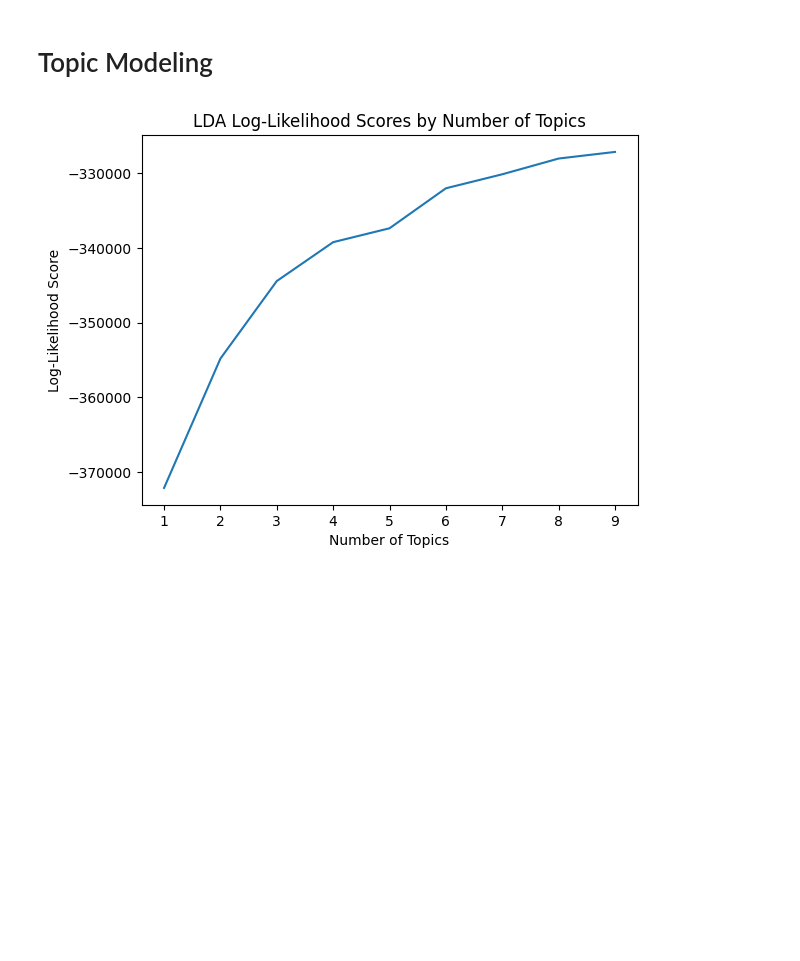
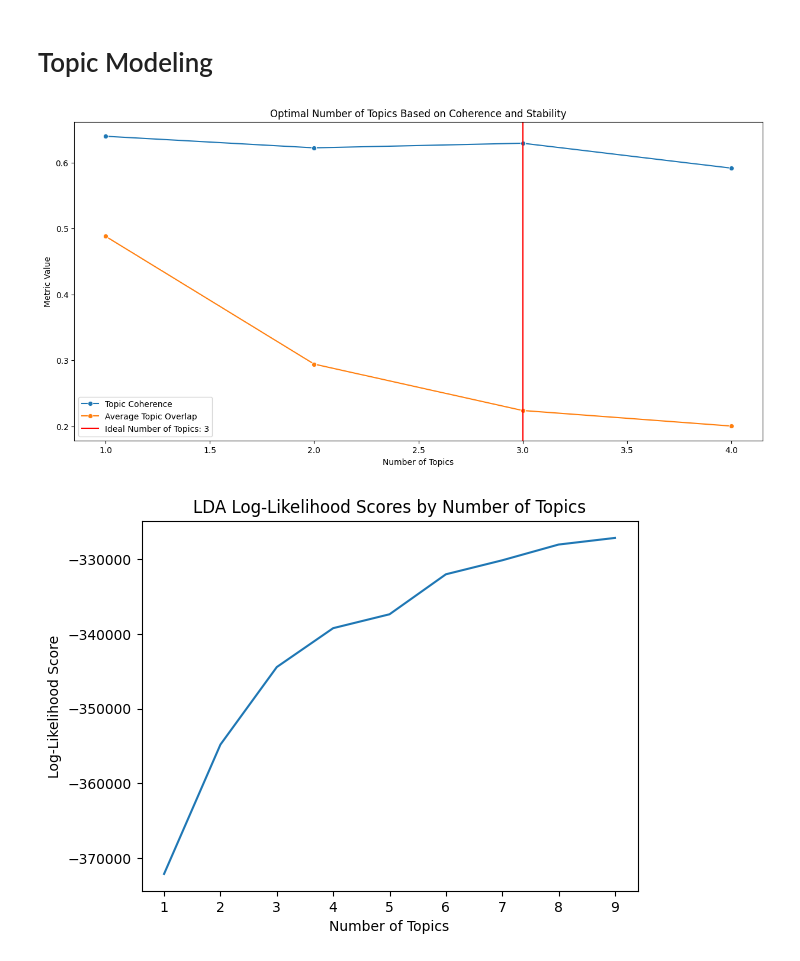
Before and after one commit to ItIsIvyLou/Social-Media-Analysis, a Jupyter notebook: Social_Media_Analysis_Project.ipynb, the cells around one changed output. Drawn from its saved outputs; the diff is of its cells as text; code cells hidden in the pictures; blank space fills up the shorter version.

```diff
--- a/Social_Media_Analysis_Project.ipynb
+++ b/Social_Media_Analysis_Project.ipynb
@@ -117,78 +117,66 @@ df.head(5)
 # %% [markdown]
 # Topic Modeling
 # %%
-# Step 1: Prepare data
-vectorizer = CountVectorizer(max_df=0.95, min_df=2, stop_words='english')
+# Prepare data
+vectorizer = CountVectorizer(max_df=0.95, min_df=2, stop_words='english', tokenizer=lambda text: text.split())
 data_vectorized = vectorizer.fit_transform(df['labels'])
 
-# Function to compute LDA Model
-def compute_lda(data_vectorized, n_topics, vectorizer):
-    lda = LatentDirichletAllocation(n_components=n_topics, random_state=42)
-    lda.fit(data_vectorized)
-    return lda
+# Compute LDA Models
+LDA_models = {n_topics: LatentDirichletAllocation(n_components=n_topics, random_state=42).fit(data_vectorized)
+              for n_topics in range(1, 6)}
 
-# Store models and topics
-LDA_models = {}
-LDA_topics = {}
-for n_topics in range(1, 11):  # Limiting topics from 1 to 10
-    lda = compute_lda(data_vectorized, n_topics, vectorizer)
-    LDA_models[n_topics] = lda
-    LDA_topics[n_topics] = lda.components_
+# Prepare for coherence calculations
+texts = [text.split() for text in df['labels']]
+dictionary = corpora.Dictionary(texts)
+corpus = [dictionary.doc2bow(text) for text in texts]
 
-# Convert sklearn's data_vectorized to Gensim's corpus and dictionary
-corpus = Sparse2Corpus(data_vectorized, documents_columns=False)
-id2word = {v: k for k, v in vectorizer.vocabulary_.items()}
-dictionary = corpora.Dictionary.from_corpus(corpus, id2word=id2word)
-
-# Function to calculate coherence
-def compute_coherence_values(corpus, dictionary, lda_model, texts, num_keywords=15):
+# Calculate Coherence and handle possible errors
+coherences = {}
+for n_topics, model in LDA_models.items():
     topics = []
-    for component in lda_model.components_:
-        topic_terms = component.argsort()[-num_keywords:][::-1]
-        topic_words = [dictionary[id] for id in topic_terms]
+    for topic_idx, topic_dist in enumerate(model.components_):
+        topic_terms = topic_dist.argsort()[-25:][::-1]
+        topic_words = [dictionary[id] for id in topic_terms if id < len(dictionary)]
         topics.append(topic_words)
-    coherence_model = CoherenceModel(topics=topics, texts=texts, dictionary=dictionary, coherence='c_v')
-    return coherence_model.get_coherence()
-
-# Prepare texts for coherence calculation
-texts = [doc.split() for doc in df['labels']]
-coherences = {}
-for n_topics in range(1, 11):
-    coherence_score = compute_coherence_values(corpus, dictionary, LDA_models[n_topics], texts)
-    coherences[n_topics] = coherence_score
+    if topics:
+        coherence_model = CoherenceModel(topics=topics, texts=texts, dictionary=dictionary, coherence='c_v')
+        coherence = coherence_model.get_coherence()
+        coherences[n_topics] = coherence
 
 # Calculate Jaccard similarity for topic stability
 def jaccard_similarity(topic_1, topic_2):
     intersection = set(topic_1).intersection(set(topic_2))
     union = set(topic_1).union(set(topic_2))
     return float(len(intersection)) / float(len(union))
 
 LDA_stability = {}
-num_keywords = 15
-for i in range(1, 10):  # Calculate stability between consecutive topic numbers
+num_keywords = 25
+for i in range(1, 5):
     jaccard_sims = []
     current_topics = [set(top.argsort()[-num_keywords:]) for top in LDA_models[i].components_]
     next_topics = [set(top.argsort()[-num_keywords:]) for top in LDA_models[i + 1].components_]
     for current_topic in current_topics:
         sims = [jaccard_similarity(current_topic, next_topic) for next_topic in next_topics]
         jaccard_sims.append(sims)
     LDA_stability[i] = np.mean(jaccard_sims)
 
 # Combine coherence and stability to determine the ideal number of topics
-coh_sta_diffs = [coherences[i] - LDA_stability[i] for i in range(1, 10)]
+coh_sta_diffs = [coherences[i] - LDA_stability[i] for i in range(1, 5)]
 ideal_topic_num_index = np.argmax(coh_sta_diffs)
 ideal_topic_num = ideal_topic_num_index + 1  # Adjusting for zero index
 
 # Plot results
 plt.figure(figsize=(15, 7))
-sns.lineplot(x=list(range(1, 10)), y=[coherences[i] for i in range(1, 10)], label='Topic Coherence', marker='o')
-sns.lineplot(x=list(range(1, 10)), y=[LDA_stability[i] for i in range(1, 10)], label='Average Topic Overlap', marker='o')
+sns.lineplot(x=list(range(1, 5)), y=[coherences[i] for i in range(1, 5)], label='Topic Coherence', marker='o')
+sns.lineplot(x=list(range(1, 5)), y=[LDA_stability[i] for i in range(1, 5)], label='Average Topic Overlap', marker='o')
 plt.axvline(x=ideal_topic_num, label=f'Ideal Number of Topics: {ideal_topic_num}', color='red')
 plt.title('Optimal Number of Topics Based on Coherence and Stability')
 plt.xlabel('Number of Topics')
 plt.ylabel('Metric Value')
 plt.legend()
 plt.show()
+# %% [output]
+[figure, added]
 # %%
 # Initialize a CountVectorizer
 vectorizer = CountVectorizer(max_df=0.95, min_df=2, stop_words='english')
```
